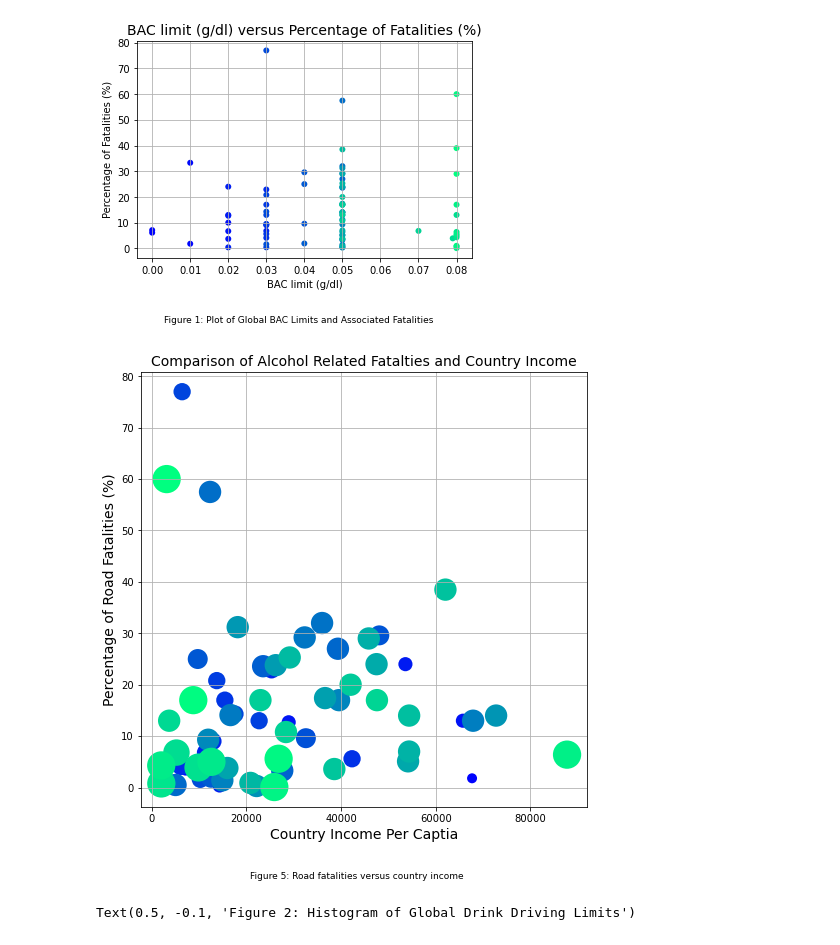
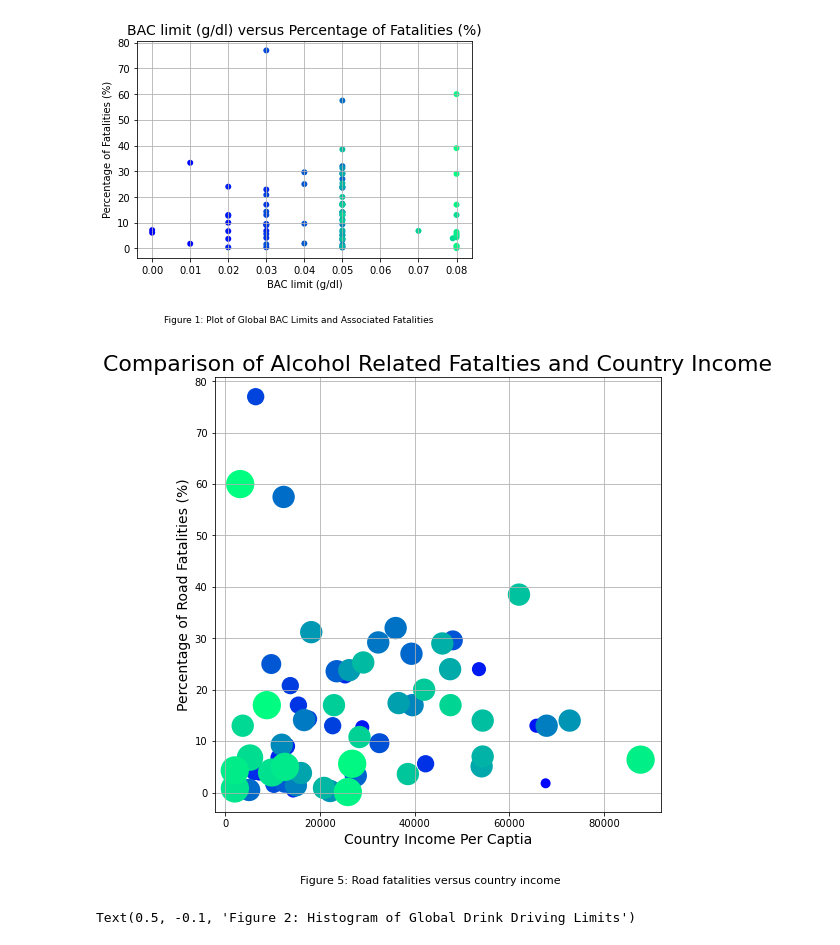
Before and after one commit to cyrusauyeungc/Project_01, a Jupyter notebook: notebooks/main_seranica.ipynb, the cells around one changed output. Drawn from its saved outputs; the diff is of its cells as text; code cells hidden in the pictures.

Commit message:
Minor updates to graphs

```diff
--- a/notebooks/main_seranica.ipynb
+++ b/notebooks/main_seranica.ipynb
@@ -225,36 +225,36 @@ bubble_size = dd_income["num limit"]*10000
 t = np.arange(len(dd_income["country"]))
 
 x_val = dd_income["income"]
 
 y_val = dd_income["deaths"]
 #plt.locator_params(axis='y', nbins=6)
 y_label = "Percentage of Road Fatalities (%)"
 plt.rc('ytick', labelsize=10)
 
 plt.scatter(x_val.astype(float), y_val, c=t, cmap = 'winter', s=bubble_size,  marker="o", edgecolors="none",facecolors="orange")
 
 '''
 #No point in using linear regression: r-squared = 4%
 (slope, intercept, rvalue, pvalue, stderr) = linregress(x_val, y_val)
 regress_values = x_val * slope + intercept
 line_eq = "y = " + str(round(slope,2)) + "x + " + str(round(intercept,2))
 plt.plot(x_val,regress_values,"r-")
 plt.annotate(line_eq,(10,0.01),fontsize=15,color="red")
 '''
 
-plt.title("Comparison of Alcohol Related Fatalties and Country Income", fontsize = 14)
+plt.title("Comparison of Alcohol Related Fatalties and Country Income", fontsize = 22)
 plt.ylabel(y_label)
 plt.xlabel(x_label)
 plt.grid(True)
 
 plt.savefig("../output_data/saw_bubble.png", bbox_inches="tight", facecolor='w' ) ### JOHN ADDED , facecolor='w'
 
 txt="Figure 5: Road fatalities versus country income"
-plt.figtext(0.5, 0.0, txt, wrap=True, horizontalalignment = 'center', fontsize = 9)
+plt.figtext(0.5, 0.0, txt, wrap=True, horizontalalignment = 'center', fontsize = 11)
 
 plt.show()
 # %% [output]
-[figure, old version]
+[figure, new version]
 # %%
 '''
 Histograms
```
Also changed, not shown: parts of 2 cells of this notebook, 4 other files.
